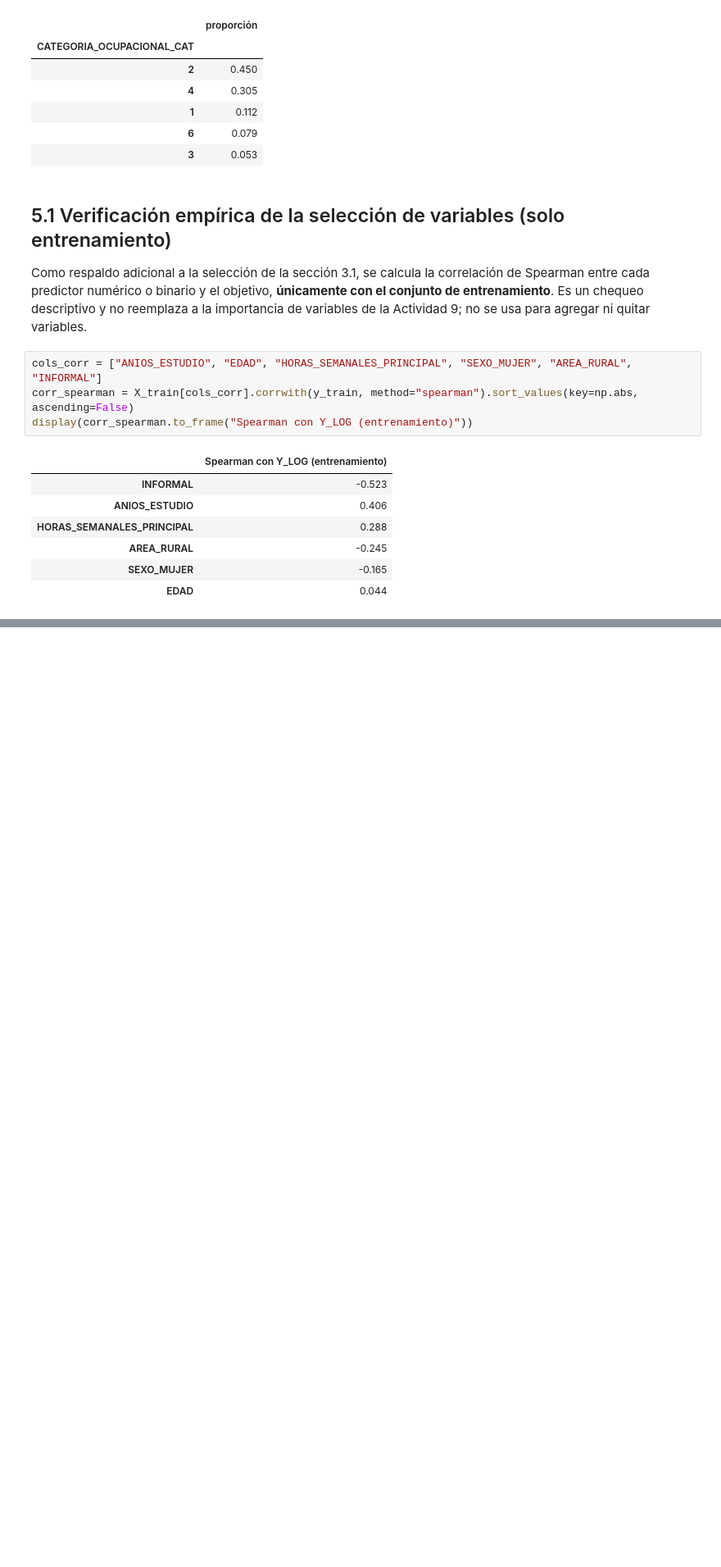
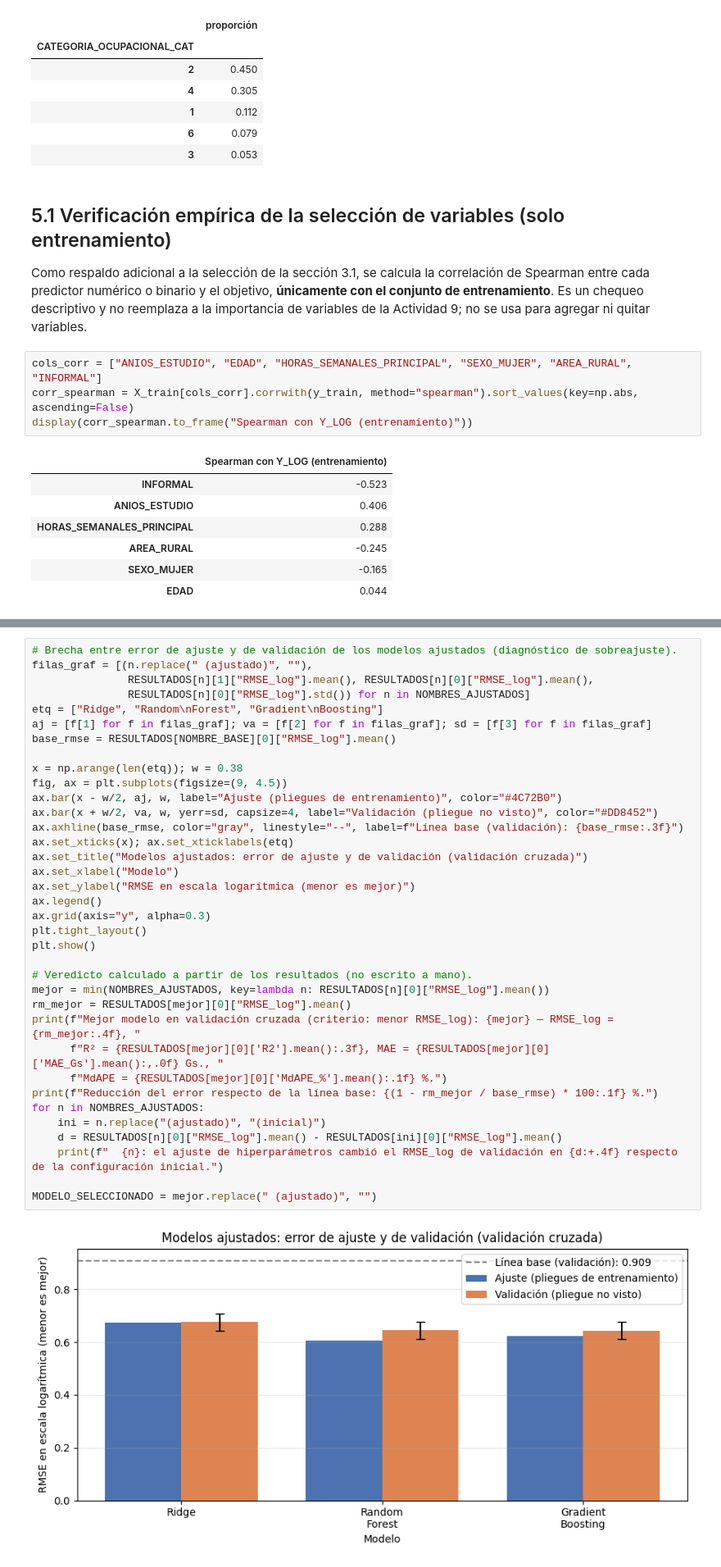
Before and after one commit to fiomusmeci-rgb/Proyecto_DataScience, a Jupyter notebook: notebooks/Fase3_DataScience_Torres_Musmeci_Roman.ipynb, the cells around one changed output, grey strips where cells are left out. Shown at 82% size. Saved outputs shown, nothing was run; the diff lists cells and outputs as text; blank space fills up the shorter version.

```diff
--- a/notebooks/Fase3_DataScience_Torres_Musmeci_Roman.ipynb
+++ b/notebooks/Fase3_DataScience_Torres_Musmeci_Roman.ipynb
@@ -652,0 +1169,38 @@ Se utilizó un asistente de IA como apoyo en la estructuración del notebook, la
+# %%
+# Brecha entre error de ajuste y de validación de los modelos ajustados (diagnóstico de sobreajuste).
+filas_graf = [(n.replace(" (ajustado)", ""),
+               RESULTADOS[n][1]["RMSE_log"].mean(), RESULTADOS[n][0]["RMSE_log"].mean(),
+               RESULTADOS[n][0]["RMSE_log"].std()) for n in NOMBRES_AJUSTADOS]
+etq = ["Ridge", "Random\nForest", "Gradient\nBoosting"]
+aj = [f[1] for f in filas_graf]; va = [f[2] for f in filas_graf]; sd = [f[3] for f in filas_graf]
+base_rmse = RESULTADOS[NOMBRE_BASE][0]["RMSE_log"].mean()
+
+x = np.arange(len(etq)); w = 0.38
+fig, ax = plt.subplots(figsize=(9, 4.5))
+ax.bar(x - w/2, aj, w, label="Ajuste (pliegues de entrenamiento)", color="#4C72B0")
+ax.bar(x + w/2, va, w, yerr=sd, capsize=4, label="Validación (pliegue no visto)", color="#DD8452")
+ax.axhline(base_rmse, color="gray", linestyle="--", label=f"Línea base (validación): {base_rmse:.3f}")
+ax.set_xticks(x); ax.set_xticklabels(etq)
+ax.set_title("Modelos ajustados: error de ajuste y de validación (validación cruzada)")
+ax.set_xlabel("Modelo")
+ax.set_ylabel("RMSE en escala logarítmica (menor es mejor)")
+ax.legend()
+ax.grid(axis="y", alpha=0.3)
+plt.tight_layout()
+plt.show()
+
+# Veredicto calculado a partir de los resultados (no escrito a mano).
+mejor = min(NOMBRES_AJUSTADOS, key=lambda n: RESULTADOS[n][0]["RMSE_log"].mean())
+rm_mejor = RESULTADOS[mejor][0]["RMSE_log"].mean()
+print(f"Mejor modelo en validación cruzada (criterio: menor RMSE_log): {mejor} — RMSE_log = {rm_mejor:.4f}, "
+      f"R² = {RESULTADOS[mejor][0]['R2'].mean():.3f}, MAE = {RESULTADOS[mejor][0]['MAE_Gs'].mean():,.0f} Gs., "
+      f"MdAPE = {RESULTADOS[mejor][0]['MdAPE_%'].mean():.1f} %.")
+print(f"Reducción del error respecto de la línea base: {(1 - rm_mejor / base_rmse) * 100:.1f} %.")
+for n in NOMBRES_AJUSTADOS:
+    ini = n.replace("(ajustado)", "(inicial)")
+    d = RESULTADOS[n][0]["RMSE_log"].mean() - RESULTADOS[ini][0]["RMSE_log"].mean()
+    print(f"  {n}: el ajuste de hiperparámetros cambió el RMSE_log de validación en {d:+.4f} respecto de la configuración inicial.")
+
+MODELO_SELECCIONADO = mejor.replace(" (ajustado)", "")
+# %% [output]
+[figure, added]
```
Also changed, not shown: parts of 29 cells of this notebook.
